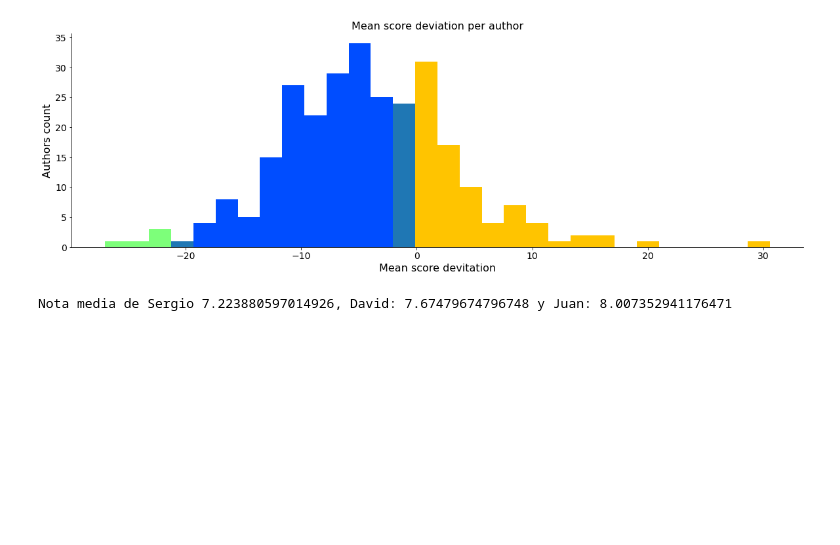
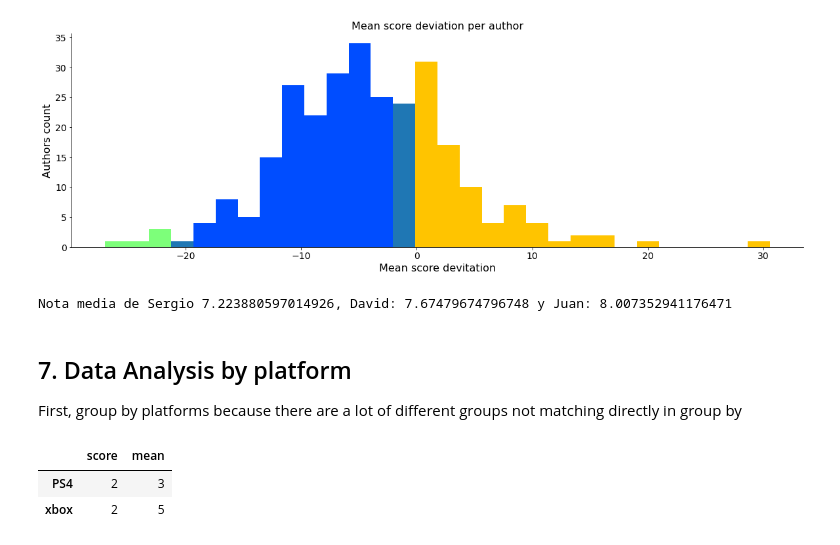
Before and after one commit to SergioFigue/the-critics-critique, a Jupyter notebook: notebooks/results_analysis.ipynb, the cells around one changed output. Drawn from its saved outputs; the diff is of its cells as text; code cells hidden in the pictures; blank space fills up the shorter version.

Commit message:
dashboard analysis finished

```diff
--- a/notebooks/results_analysis.ipynb
+++ b/notebooks/results_analysis.ipynb
@@ -389,3 +387,6 @@ print(f"Nota media de Sergio {scored_texts_analytics[scored_texts_analytics['aut
 Nota media de Sergio 7.223880597014926, David: 7.67479674796748 y Juan: 8.007352941176471
 # %%
 scored_texts_analytics[scored_texts_analytics['author'].str.contains(author)]['score'].mean()
+# %% [markdown]
+## 7. Data Analysis by platform
+First, group by platforms because there are a lot of different groups not matching directly in group by
@@ -391,0 +397,6 @@ scored_texts_analytics[scored_texts_analytics['author'].str.contains(author)]['s
+# %%
+df1
+# %% [output]
+|  | score | mean |
+| PS4 | 2 | 3 |
+| xbox | 2 | 5 |
```
Also changed, not shown: parts of 24 cells of this notebook, 1 other file.
